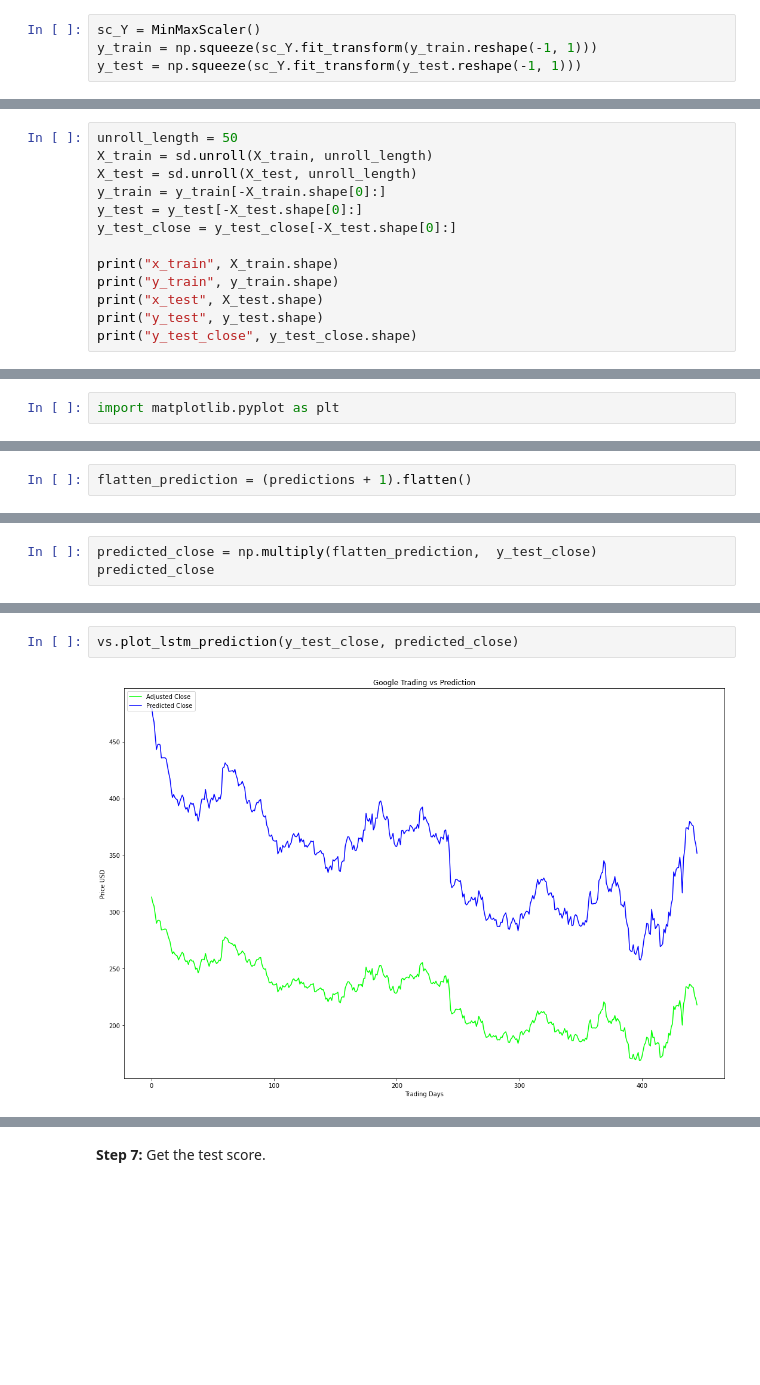
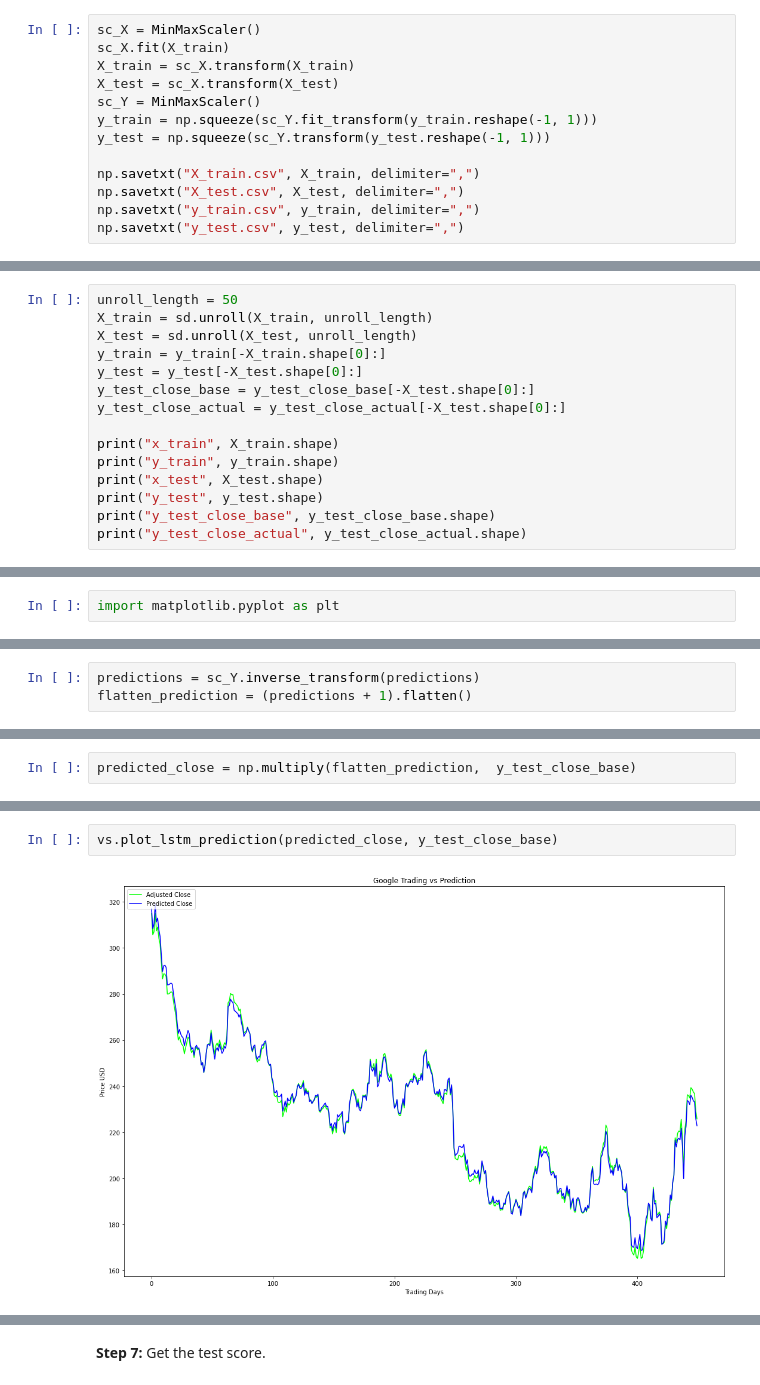
Before and after one commit to figo2127/QuantPort_Leveraged, a Jupyter notebook: Stock_Price_Predictor.ipynb, the cells around one changed output, grey strips where cells are left out. Cells and saved outputs as stored; diff of their text form; blank space fills up the shorter version.

Commit message:
Fix plot of same shape but different scale (robustness still failing)

```diff
--- a/Stock_Price_Predictor.ipynb
+++ b/Stock_Price_Predictor.ipynb
@@ -288,4 +286,13 @@ X_test = scaler.transform(X_test)
 # %%
+sc_X = MinMaxScaler()
+sc_X.fit(X_train)
+X_train = sc_X.transform(X_train)
+X_test = sc_X.transform(X_test)
 sc_Y = MinMaxScaler()
 y_train = np.squeeze(sc_Y.fit_transform(y_train.reshape(-1, 1)))
-y_test = np.squeeze(sc_Y.fit_transform(y_test.reshape(-1, 1)))
+y_test = np.squeeze(sc_Y.transform(y_test.reshape(-1, 1)))
+
+np.savetxt("X_train.csv", X_train, delimiter=",")
+np.savetxt("X_test.csv", X_test, delimiter=",")
+np.savetxt("y_train.csv", y_train, delimiter=",")
+np.savetxt("y_test.csv", y_test, delimiter=",")
@@ -300,11 +302,13 @@ X_train = sd.unroll(X_train, unroll_length)
 X_test = sd.unroll(X_test, unroll_length)
 y_train = y_train[-X_train.shape[0]:]
 y_test = y_test[-X_test.shape[0]:]
-y_test_close = y_test_close[-X_test.shape[0]:]
+y_test_close_base = y_test_close_base[-X_test.shape[0]:]
+y_test_close_actual = y_test_close_actual[-X_test.shape[0]:]
 
 print("x_train", X_train.shape)
 print("y_train", y_train.shape)
 print("x_test", X_test.shape)
 print("y_test", y_test.shape)
-print("y_test_close", y_test_close.shape)
+print("y_test_close_base", y_test_close_base.shape)
+print("y_test_close_actual", y_test_close_actual.shape)
 # %% [output]
@@ -355,3 +362,4 @@ y_test.size, predictions.size
 # %%
+predictions = sc_Y.inverse_transform(predictions)
 flatten_prediction = (predictions + 1).flatten()
 # %%
@@ -361,3 +369,2 @@ flatten_prediction.size, y_test_close.size
 # %%
-predicted_close = np.multiply(flatten_prediction,  y_test_close)
-predicted_close
+predicted_close = np.multiply(flatten_prediction,  y_test_close_base)
@@ -382,4 +377,4 @@ array([481.42927845, 472.73699467, 467.48398351, 454.83605658,
 # %%
-vs.plot_lstm_prediction(y_test_close, predicted_close)
+vs.plot_lstm_prediction(predicted_close, y_test_close_base)
 # %% [output]
-[figure, old version]
+[figure, new version]
```
Also changed, not shown: parts of 32 cells of this notebook, 8 other files.
